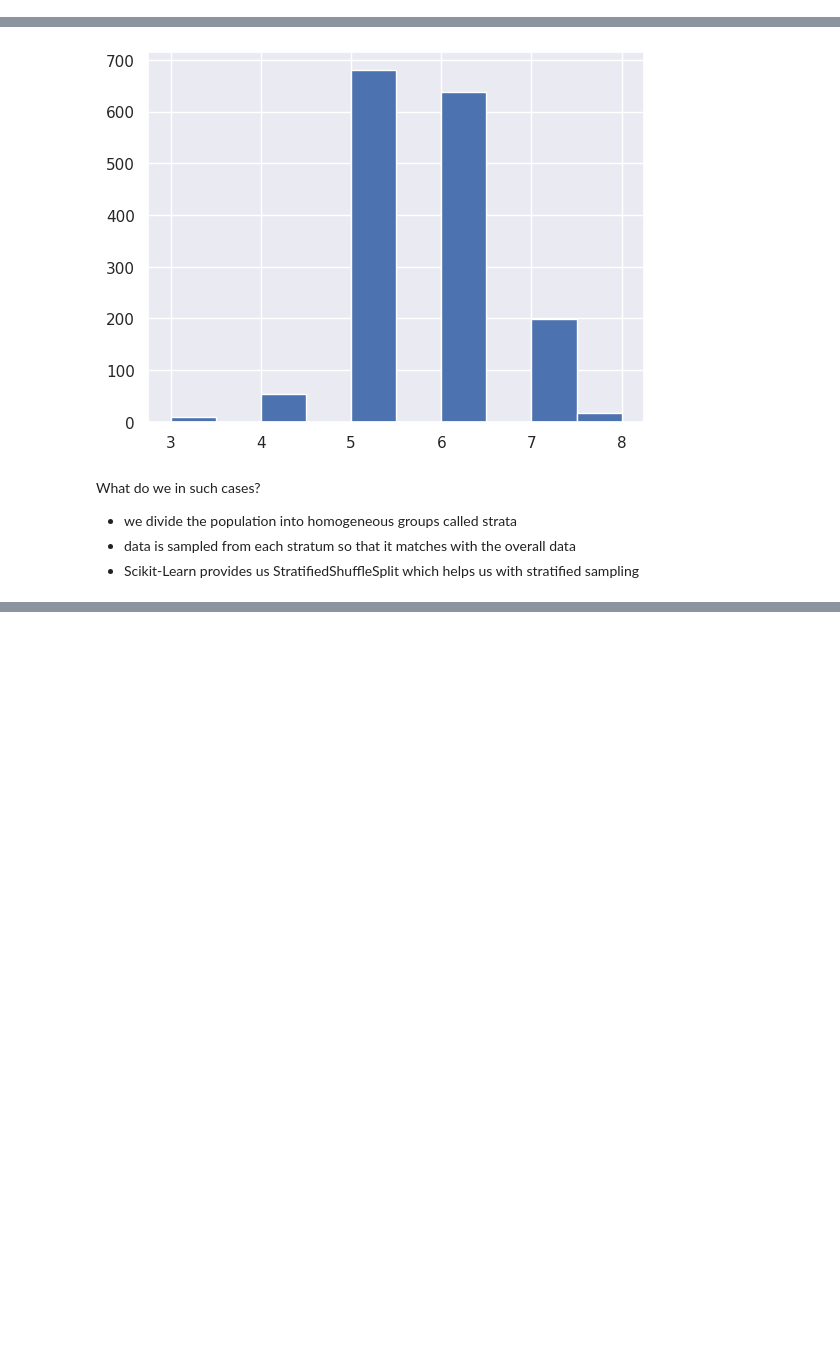
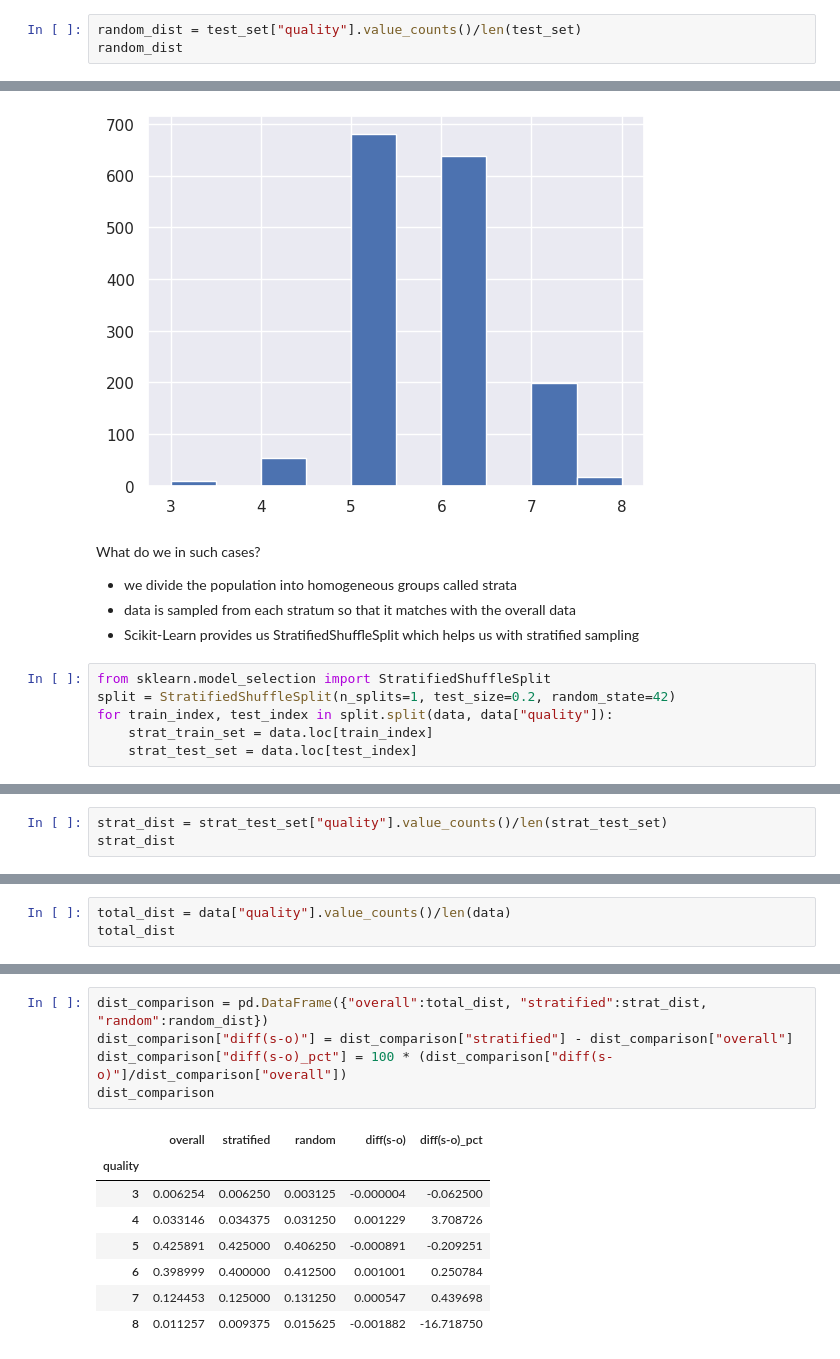
Before and after one commit to arjunpvm/mlp, a Jupyter notebook: notes/week1/lecture1.ipynb, the cells around one changed output, grey strips where cells are left out. Drawn from its saved outputs; the diff is of its cells as text; blank space fills up the shorter version.

```diff
--- a/notes/week1/Week1.ipynb
+++ b/notes/week1/lecture1.ipynb
@@ -203,3 +203,6 @@ use `?train_test_split` to get help of the function
 ?train_test_split
 # %%
 train_set, test_set = train_test_split(data, test_size = 0.2, random_state = 42)
+# %%
+random_dist = test_set["quality"].value_counts()/len(test_set)
+random_dist
@@ -220,3 +233,9 @@ What do we in such cases?
 * we divide the population into homogeneous groups called strata
 * data is sampled from each stratum so that it matches with the overall data
 * Scikit-Learn provides us StratifiedShuffleSplit which helps us with stratified sampling
+# %%
+from sklearn.model_selection import StratifiedShuffleSplit
+split = StratifiedShuffleSplit(n_splits=1, test_size=0.2, random_state=42)
+for train_index, test_index in split.split(data, data["quality"]):
+    strat_train_set = data.loc[train_index]
+    strat_test_set = data.loc[test_index]
@@ -222,0 +244,3 @@ What do we in such cases?
+# %%
+strat_dist = strat_test_set["quality"].value_counts()/len(strat_test_set)
+strat_dist
@@ -222,0 +257,3 @@ What do we in such cases?
+# %%
+total_dist = data["quality"].value_counts()/len(data)
+total_dist
@@ -222,0 +270,14 @@ What do we in such cases?
+# %%
+dist_comparison = pd.DataFrame({"overall":total_dist, "stratified":strat_dist, "random":random_dist})
+dist_comparison["diff(s-o)"] = dist_comparison["stratified"] - dist_comparison["overall"]
+dist_comparison["diff(s-o)_pct"] = 100 * (dist_comparison["diff(s-o)"]/dist_comparison["overall"])
+dist_comparison
+# %% [output]
+|  | overall | stratified | random | diff(s-o) | diff(s-o)_pct |
+| quality |  |  |  |  |  |
+| 3 | 0.006254 | 0.006250 | 0.003125 | -0.000004 | -0.062500 |
+| 4 | 0.033146 | 0.034375 | 0.031250 | 0.001229 | 3.708726 |
+| 5 | 0.425891 | 0.425000 | 0.406250 | -0.000891 | -0.209251 |
+| 6 | 0.398999 | 0.400000 | 0.412500 | 0.001001 | 0.250784 |
+| 7 | 0.124453 | 0.125000 | 0.131250 | 0.000547 | 0.439698 |
+| 8 | 0.011257 | 0.009375 | 0.015625 | -0.001882 | -16.718750 |
```
Also changed, not shown: parts of 6 cells of this notebook, 1 other file.
